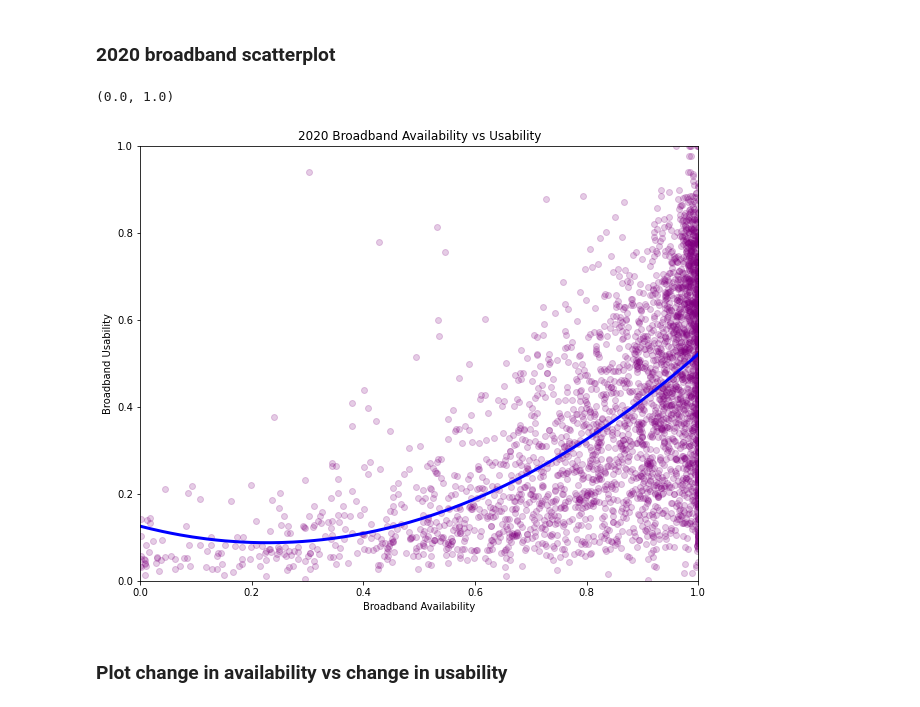
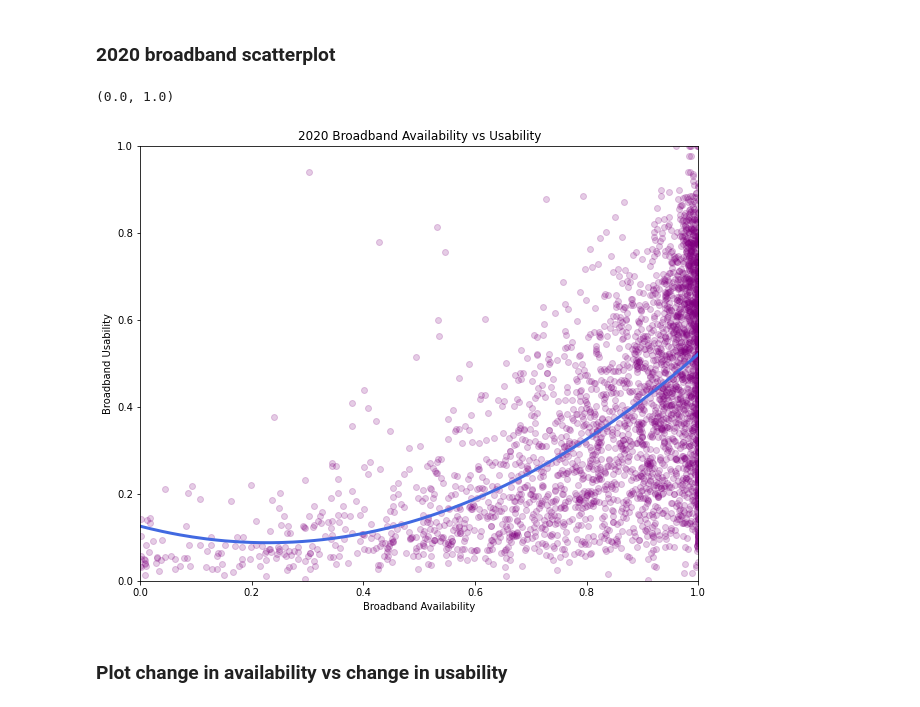
Before and after one commit to DragonGriffon2003/2021_DataSoup_DataFest, a Jupyter notebook: Data-Vis.ipynb, the cells around one changed output. Cells and saved outputs as stored; diff of their text form; code cells hidden in the pictures.

```diff
--- a/Data-Vis.ipynb
+++ b/Data-Vis.ipynb
@@ -107,20 +107,20 @@ plt.ylim(0, 1)
 # %%
 # TODO
 plt.rcParams['figure.figsize'] = [10, 8]
 plt.xlabel('Broadband Availability')
 plt.ylabel('Broadband Usability')
 plt.title('2020 Broadband Availability vs Usability')
 plt.scatter(broad_2020['BROADBAND AVAILABILITY PER FCC'], broad_2020['BROADBAND USAGE'], alpha = 0.2, c = "purple")
 (a, b , c) = np.polyfit(broad_2020['BROADBAND AVAILABILITY PER FCC'], broad_2020['BROADBAND USAGE'], 2)
 eq = a * broad_2020['BROADBAND AVAILABILITY PER FCC']**2 + b * broad_2020['BROADBAND AVAILABILITY PER FCC'] + c
-plt.plot(broad_2020['BROADBAND AVAILABILITY PER FCC'], eq, c = 'blue', linewidth = 3)
+plt.plot(broad_2020['BROADBAND AVAILABILITY PER FCC'], eq, c = 'royalblue', linewidth = 3)
 plt.xlim(0, 1)
 plt.ylim(0, 1)
 plt.xlim(0, 1)
 plt.ylim(0, 1)
 # %% [output]
 (0.0, 1.0)
-[figure, old version]
+[figure, new version]
 # %% [markdown]
 ### Plot change in availability vs change in usability
 # %%
```
Also changed, not shown: parts of 4 cells of this notebook, 2 other files.
